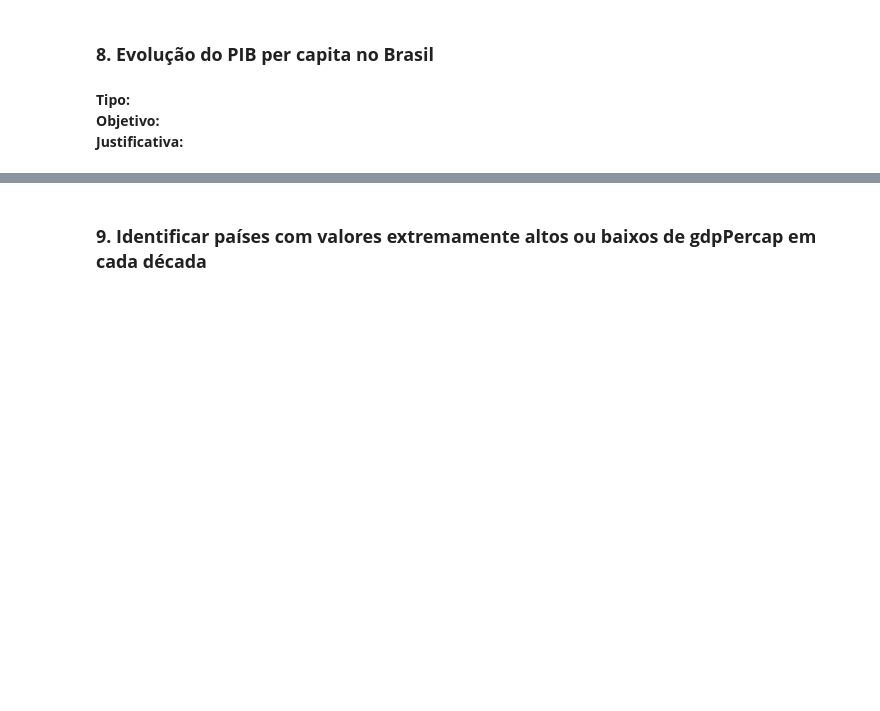
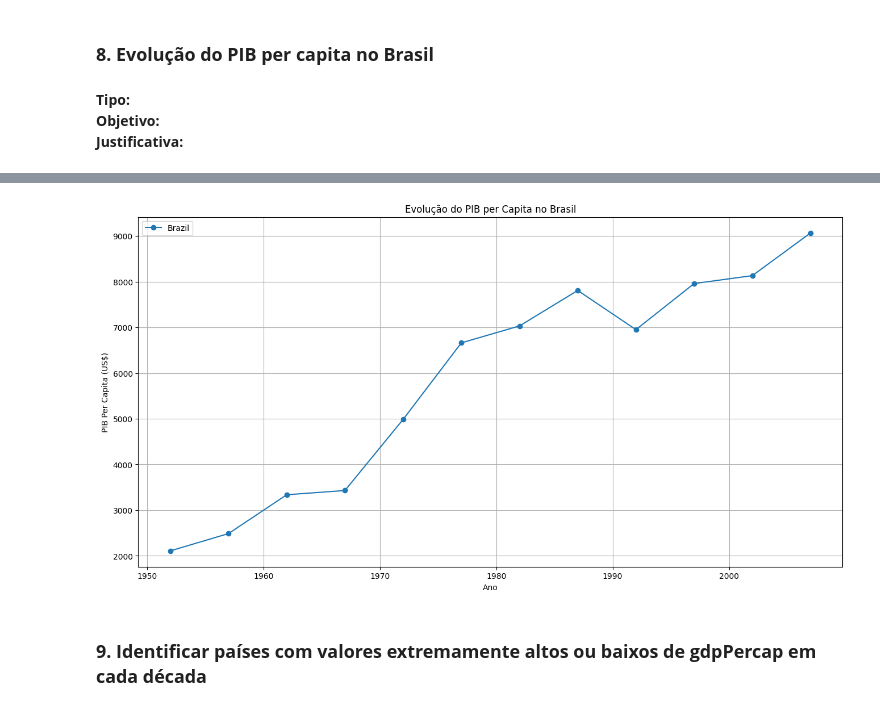
Before and after one commit to tuerepinto/analise-desenvolvimento-humano-economico-global, a Jupyter notebook: notebooks/Análise do Desenvolvimento Humano e Econômico Global com Base no Dataset Gapminder.ipynb, the cells around one changed output, grey strips where cells are left out. Cells and saved outputs as stored; diff of their text form; code cells hidden in the pictures; blank space fills up the shorter version.

```diff
--- a/notebooks/Análise do Desenvolvimento Humano e Econômico Global com Base no Dataset Gapminder.ipynb
+++ b/notebooks/Análise do Desenvolvimento Humano e Econômico Global com Base no Dataset Gapminder.ipynb
@@ -567,3 +598,18 @@ Gráfico de linha com gdpPercap do Brasil ao longo do tempo.
+# %%
+dfExpBrazil = df.query("country == 'Brazil'")
+group = dfExpBrazil.groupby(['year', 'country'])['gdpPercap'].mean().unstack()
+
+plot_line_chart(group=group,
+                title = "Evolução do PIB per Capita no Brasil",
+                xLabel = "Ano",
+                yLabel = "PIB Per Capita (US$)",
+                showGrid = True,
+                marker='o',
+                xSize=16,
+                ySize=8
+                )
+# %% [output]
+[figure, added]
 # %% [markdown]
 
 <h3><b>9. Identificar países com valores extremamente altos ou baixos de gdpPercap em cada década</b></h3>
```
Also changed, not shown: parts of 5 cells of this notebook.
